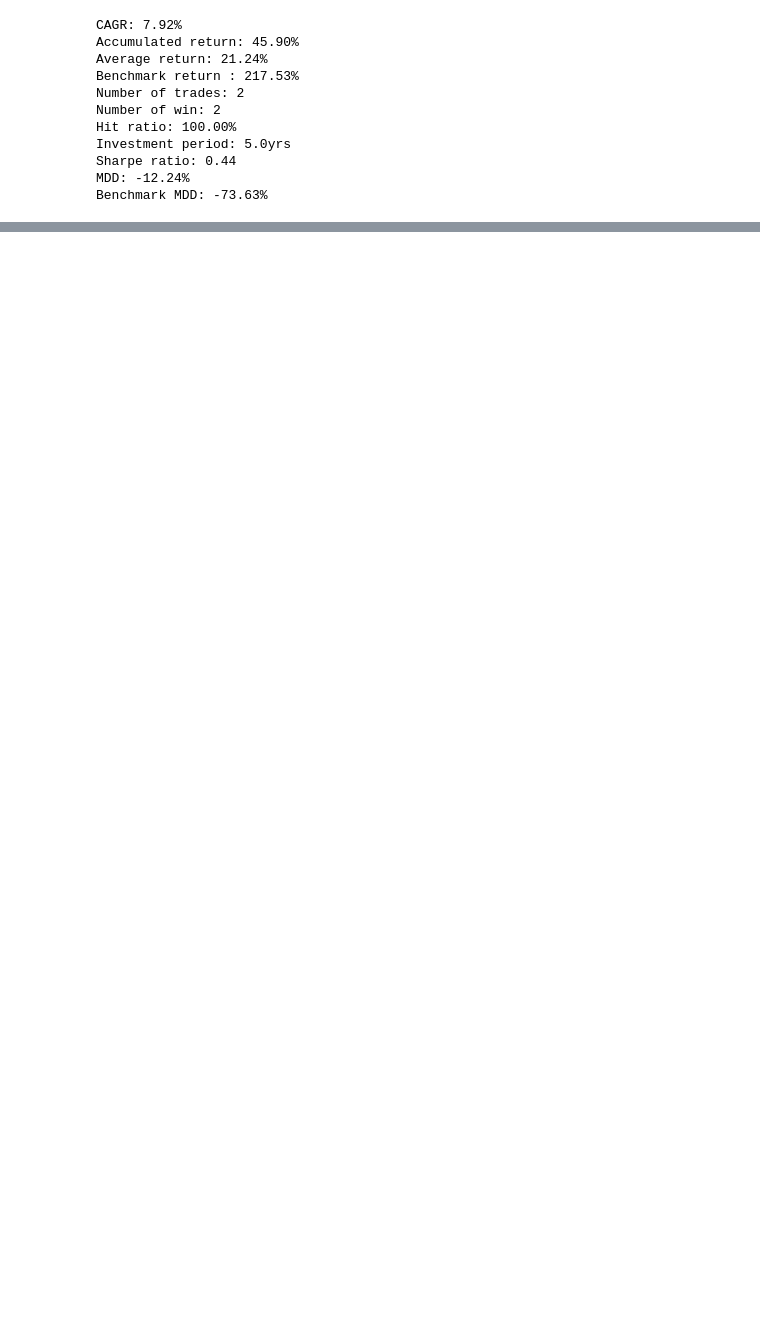
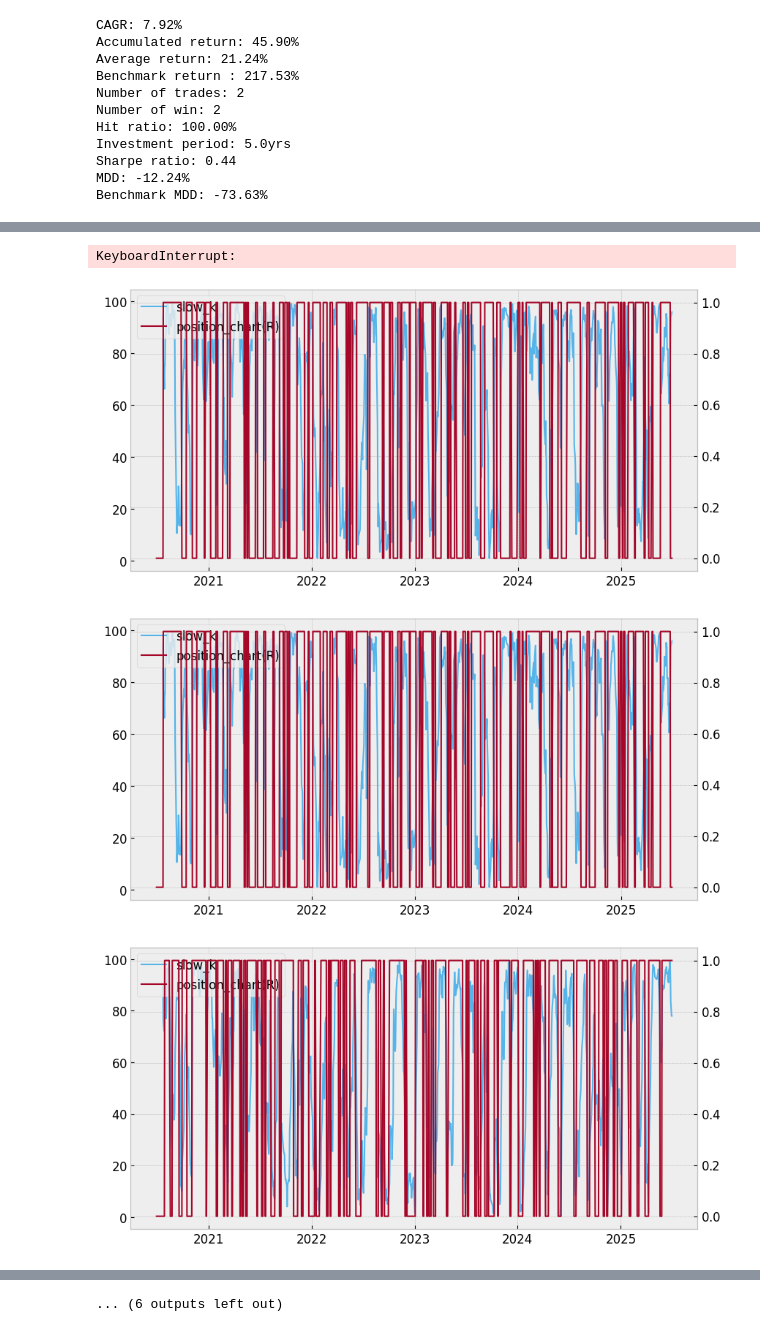
Before and after one commit to Blueraint/algorithm_trading_basic, a Jupyter notebook: Week10_Final_Report01_2025523503.ipynb, the cells around one changed output, grey strips where cells are left out. Drawn from its saved outputs; the diff is of its cells as text; code cells hidden in the pictures; blank space fills up the shorter version.

```diff
--- a/Week10_Final_Report01_2025523503.ipynb
+++ b/Week10_Final_Report01_2025523503.ipynb
@@ -243,24 +260,28 @@ def get_macd_performance_dataframe(symbol, start_date_, end_date_, fee_) :
     # 최적의 buy_position, sell_position 을 찾기 위한 recursive
     for buy_ in range(-10, 10+1) :
         for sell_ in range(-10, 10+1) :
-            result_dict = {}
+            try :
+                result_dict = {}
 
-            # 파라미터 추가
-            result_dict["symbol"] = symbol
-            result_dict["buy_param"] = buy_
-            result_dict["sell_param"] = sell_
+                # 파라미터 추가
+                result_dict["symbol"] = symbol
+                result_dict["buy_param"] = buy_
+                result_dict["sell_param"] = sell_
 
-            perf = {}
+                perf = {}
 
-            perf = get_macd_performance(df, buy_, sell_, fee_)
+                perf = get_macd_performance(df, buy_, sell_, fee_)
 
-            result_dict.update(perf)
+                result_dict.update(perf)
 
-            # 리스트에 추가
-            results.append(result_dict)
+                # 리스트에 추가
+                results.append(result_dict)
 
-            if(len(results) % 100 == 0) :
-                print(f"Performance Processing : [{len(results)}] {result_dict}")
+                if(len(results) % 100 == 0) :
+                    print(f"Performance Processing : [{len(results)}] {result_dict}")
+            except Exception as e :
+                print(" !!! Error : ",e)
+                continue
 
     df_result = pd.DataFrame(results)
     return df_result
@@ -402,7 +431,7 @@ def get_stochastic_algorithm_info(symbol, start_date_, end_date_, factor_, buy_,
     df['indicator'] = df['slow_k'] - df['slow_d']
     fs.draw_chart(df, left=factor_, right=symbol)
     # 파일로 저장
-    plt.savefig(f"{symbol}_price_stochastic_{text}_chart.png", dpi=300, bbox_inches="tight")
+    plt.savefig(f"./stochastic/{symbol}_{text}_price_chart.png", dpi=300, bbox_inches="tight")
     # 리소스 해제
     plt.close()
 
@@ -410,9 +439,9 @@ def get_stochastic_algorithm_info(symbol, start_date_, end_date_, factor_, buy_,
 
     # Calc position
     fs.position(df)
-    # fs.draw_chart(df, right='position_chart', left='macd_oscillator')
+    fs.draw_chart(df, right='position_chart', left='slow_k')
     # # 파일로 저장
-    # plt.savefig(f"{symbol}_position_chart.png", dpi=300, bbox_inches="tight")
+    plt.savefig(f"./stochastic/{symbol}_{text}_position_chart.png", dpi=300, bbox_inches="tight")
     # # 리소스 해제
     # plt.close()
 
@@ -422,7 +451,7 @@ def get_stochastic_algorithm_info(symbol, start_date_, end_date_, factor_, buy_,
     fs.performance(df, rf_rate=0.02)
     fs.draw_trade_results(df)
     # 파일로 저장
-    plt.savefig(f"{symbol}_stochastic_{text}_trade_result_chart.png", dpi=300, bbox_inches="tight")
+    plt.savefig(f"./stochastic/{symbol}_{text}_trade_result_chart.png", dpi=300, bbox_inches="tight")
     # 리소스 해제
     plt.close()
 # %%
@@ -474,9 +483,9 @@ def process(symbol, start_date_, end_date_, fee_) :
     df_sto = get_stochastic_performance_dataframe(symbol, start_date_, end_date_, fee_)
 
     # write csv
-    df_rsi.to_csv(f'{symbol}_rsi_{start_date_}_to_{end_date_}.csv',encoding='utf8', index=False)
-    df_macd.to_csv(f'{symbol}_macd_{start_date_}_to_{end_date_}.csv',encoding='utf8', index=False)
-    df_sto.to_csv(f'{symbol}_sto_{start_date_}_to_{end_date_}.csv',encoding='utf8', index=False)
+    df_rsi.to_csv(f'./rsi/{symbol}_{start_date_}_to_{end_date_}.csv',encoding='utf8', index=False)
+    df_macd.to_csv(f'./macd/{symbol}_{start_date_}_to_{end_date_}.csv',encoding='utf8', index=False)
+    df_sto.to_csv(f'./stochastic/{symbol}_{start_date_}_to_{end_date_}.csv',encoding='utf8', index=False)
 
     # find max value
     # RSI CAGR
@@ -510,7 +519,7 @@ symbol_list = ['^GSPC', '^KS11','MSFT', 'GOOG', 'AMZN', 'META', 'NVDA', 'TSLA',
 # %%
 # for
 for symbol in symbol_list :
-    df_rsi_max_cagr, df_rsi_max_sharpe_ratio, df_macd_max_cagr, df_macd_max_sharpe_ratio, df_sto_max_cagr, df_sto_max_sharpe_ratio
+    df_rsi_max_cagr, df_rsi_max_sharpe_ratio, df_macd_max_cagr, df_macd_max_sharpe_ratio, df_sto_max_cagr, df_sto_max_sharpe_ratio \
         = process(symbol, start_date_, end_date_, fee_)
 
     print(f"##### [{symbol}] 1. RSI #####")
@@ -551,0 +561,4 @@ Name: 111, dtype: object
+KeyboardInterrupt:
+[figure, added]
+[figure, added]
+[figure, added]
@@ -551,0 +572 @@ Name: 111, dtype: object
+... (6 outputs left out)
```
Also changed, not shown: parts of 10 cells of this notebook.
